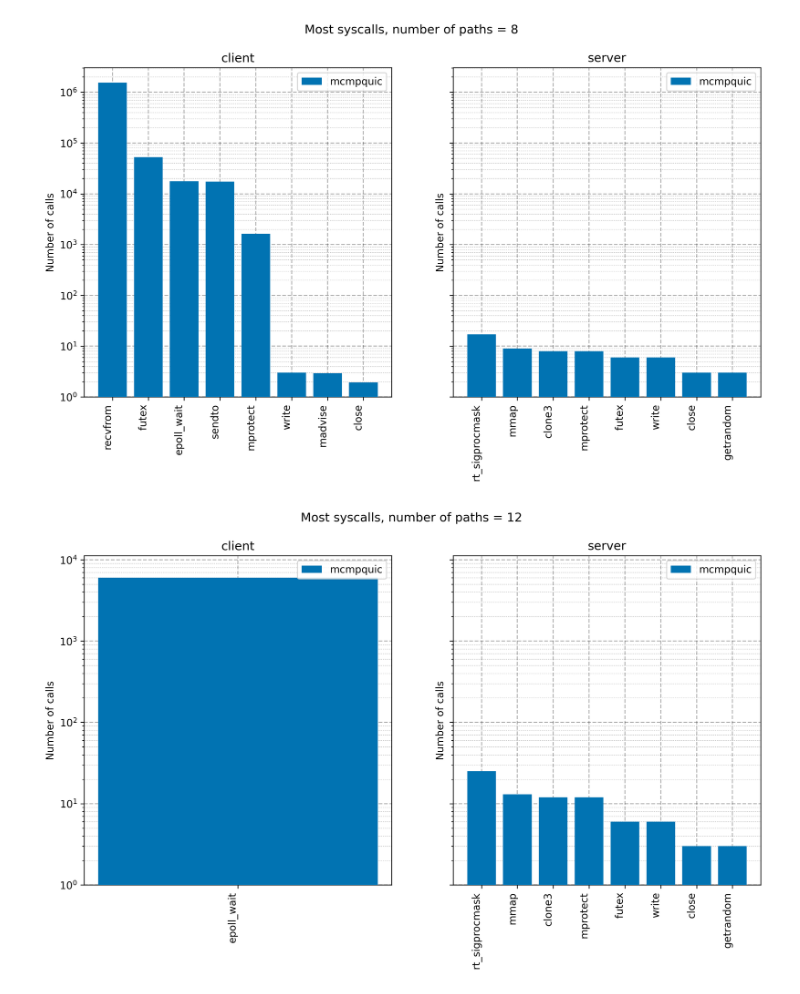
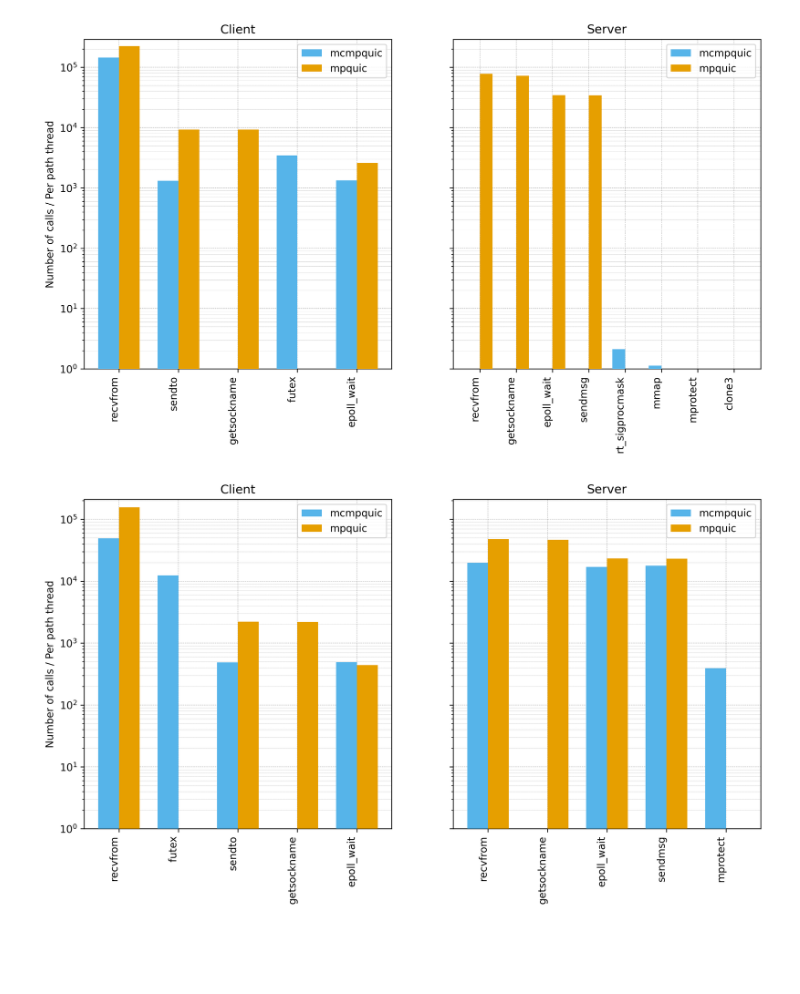
Before and after one commit to vanyingenzi/master_thesis_utilies, a Jupyter notebook: analysis/syscalls_plotting.ipynb, the cells around one changed output. Drawn from its saved outputs; the diff is of its cells as text; code cells hidden in the pictures; blank space fills up the shorter version.

```diff
--- a/analysis/syscalls_plotting.ipynb
+++ b/analysis/syscalls_plotting.ipynb
@@ -69,7 +64,7 @@ def extract_syscalls_data_per_role(role_logs: str):
     """
     trace_files = [f for f in os.listdir(role_logs) if f.startswith("trace")]
     if len(trace_files) == 0:
-        raise Exception("No mpstat file found")
+        return pd.DataFrame(columns=["syscall", "calls", "total"])
     elif len(trace_files) > 1:
         raise Exception("More than one mpstat file found")
     return extract_syscalls_data_from_file(os.path.join(role_logs, trace_files[0]))
@@ -117,9 +112,10 @@ def extract_syscalls_impl(implementation_logs: str, impl_name: str, extract_nb_p
 def extract_syscalls_from_logs(logs: List[str]) -> pd.DataFrame:
     df = pd.DataFrame(columns=["syscall", "calls", "nb_cores", "role", "implementation", "total"])
     for logs_dir in logs:
+        logs_dir = os.path.join(logs_directory, logs_dir)
         for implemantation_logs in [dir for dir in os.listdir(logs_dir) if os.path.isdir(os.path.join(logs_dir, dir))]:
             impl_name = implemantation_logs.split("_")[0]
-            if impl_name == "mcmpquic":
+            if impl_name in ["mcmpquic", "mpquic"]:
                 df_ret = extract_syscalls_impl(os.path.join(logs_dir, implemantation_logs), impl_name, mcmpquic_extract_nb_paths)
                 df = pd.concat([df, df_ret], ignore_index=True)
             else:
@@ -130,3 +124,7 @@ df = extract_syscalls_from_logs(logs_to_include)
+# %%
+client_df = extract_syscalls_from_logs(["logs_2024-05-22T01:26:28"])
+server_df = extract_syscalls_from_logs(["logs_2024-05-22T02:18:29"])
+df = pd.concat([client_df, server_df], ignore_index=True)
 # %%
 def axe_plot_total_duration_syscalls_per_core(ax: plt.Axes, df: pd.DataFrame):
     """ Plot the number of syscalls per core
@@ -285,14 +295,20 @@ plt.savefig(os.path.join(plots_directory, "most_syscalls_nb_paths_4.svg"), dpi=D
 # %%
-custom_df = df.loc[df["nb_cores"] == 8]
+nb_paths = 8
+custom_df = df.loc[df["nb_cores"] == nb_paths]
 custom_df = custom_df.drop(columns=["nb_cores"], axis=1)
-plot_most_syscall_per_core(custom_df, "Most syscalls, number of paths = 8")
-plt.savefig(os.path.join(plots_directory, "most_syscalls_nb_paths_8.svg"), dpi=DPI, format="svg", bbox_inches="tight")
+custom_df["calls"] = custom_df["calls"] / nb_paths
+plot_most_syscall_per_core(custom_df, f"")
+plt.savefig(os.path.join(plots_directory, f"most_syscalls_nb_paths_{nb_paths}.svg"), dpi=DPI, format="svg", bbox_inches="tight")
+plt.savefig(os.path.join(plots_directory, f"most_syscalls_nb_paths_{nb_paths}.pdf"), dpi=DPI, format="pdf", bbox_inches="tight")
 # %% [output]
-[figure, old version]
+[figure, new version]
 # %%
-custom_df = df.loc[df["nb_cores"] == 12]
+nb_paths = 12
+custom_df = df.loc[df["nb_cores"] == nb_paths]
 custom_df = custom_df.drop(columns=["nb_cores"], axis=1)
-plot_most_syscall_per_core(custom_df, "Most syscalls, number of paths = 12")
-plt.savefig(os.path.join(plots_directory, "most_syscalls_nb_paths_12.svg"), dpi=DPI, format="svg", bbox_inches="tight")
+custom_df["calls"] = custom_df["calls"] / nb_paths
+plot_most_syscall_per_core(custom_df, f"")
+plt.savefig(os.path.join(plots_directory, f"most_syscalls_nb_paths_{nb_paths}.svg"), dpi=DPI, format="svg", bbox_inches="tight")
+plt.savefig(os.path.join(plots_directory, f"most_syscalls_nb_paths_{nb_paths}.pdf"), dpi=DPI, format="pdf", bbox_inches="tight")
 # %% [output]
-[figure, old version]
+[figure, new version]
```
Also changed, not shown: parts of 10 cells of this notebook, 28 other files.
